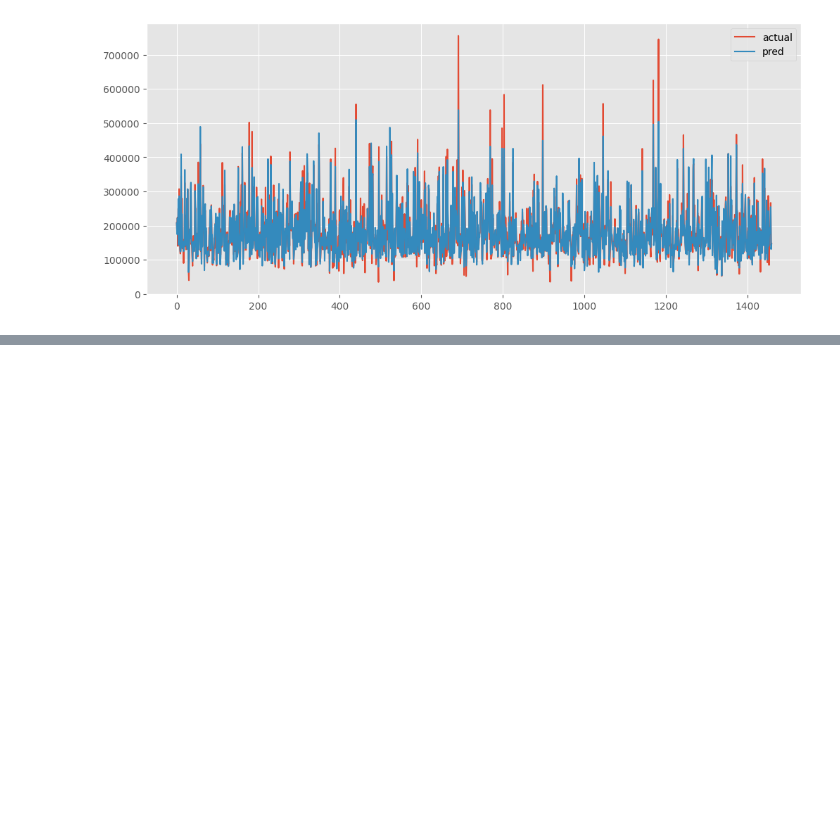
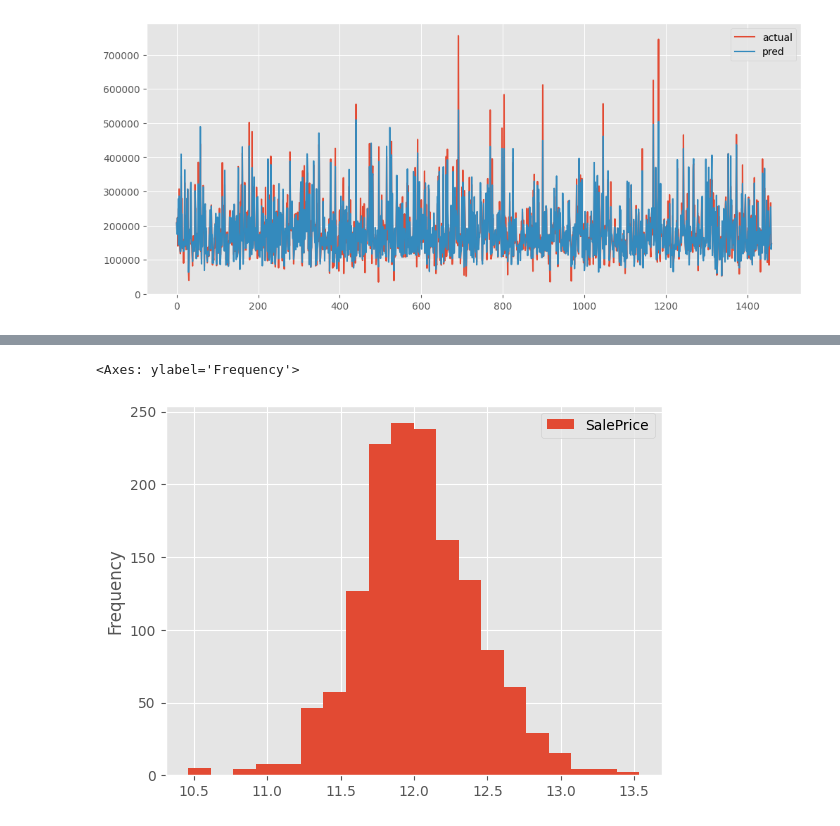
Before and after one commit to yungsuKo/data_science, a Jupyter notebook: 쉽게 시작하는 캐글 데이터 분석/주택가격 예측/house_price.ipynb, the cells around one changed output, grey strips where cells are left out. Saved outputs shown, nothing was run; the diff lists cells and outputs as text; code cells hidden in the pictures; blank space fills up the shorter version.

```diff
--- a/쉽게 시작하는 캐글 데이터 분석/주택가격 예측/house_price.ipynb
+++ b/쉽게 시작하는 캐글 데이터 분석/주택가격 예측/house_price.ipynb
@@ -251,0 +280,10 @@ actual_pred_df.plot(figsize=(12,5))
+# %%
+# 일반적으로 머신러이나 통계적인 처리의 대부분은 데이터가 정규분포임을 상정하고 있음.
+# 16만달러의 영역을 좀 더 세밀하게 살펴볼 필요가 있음.
+# 이 경진대회에서 평가 지표는 실제 값 로그와 예측값 로그의 RMSE가됨.
+
+# 때문에 목적 변수를 로그화하는 편이 평가 지표를 최적화하기 쉬워짐.
+pd.DataFrame(np.log(train_df['SalePrice'])).plot.hist(bins=20)
+# %% [output]
+<Axes: ylabel='Frequency'>
+[figure, added]
```
Also changed, not shown: parts of 15 cells of this notebook.
